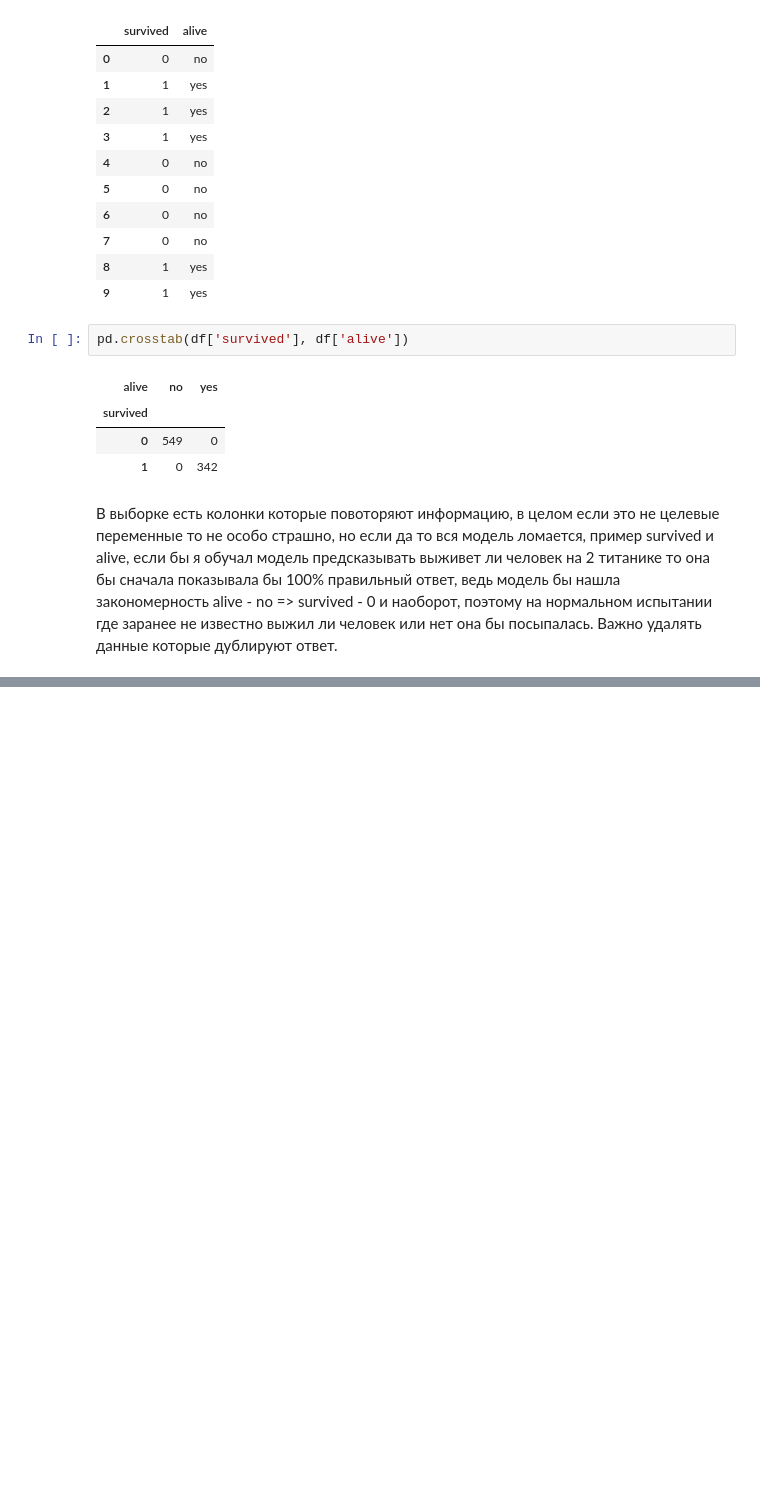
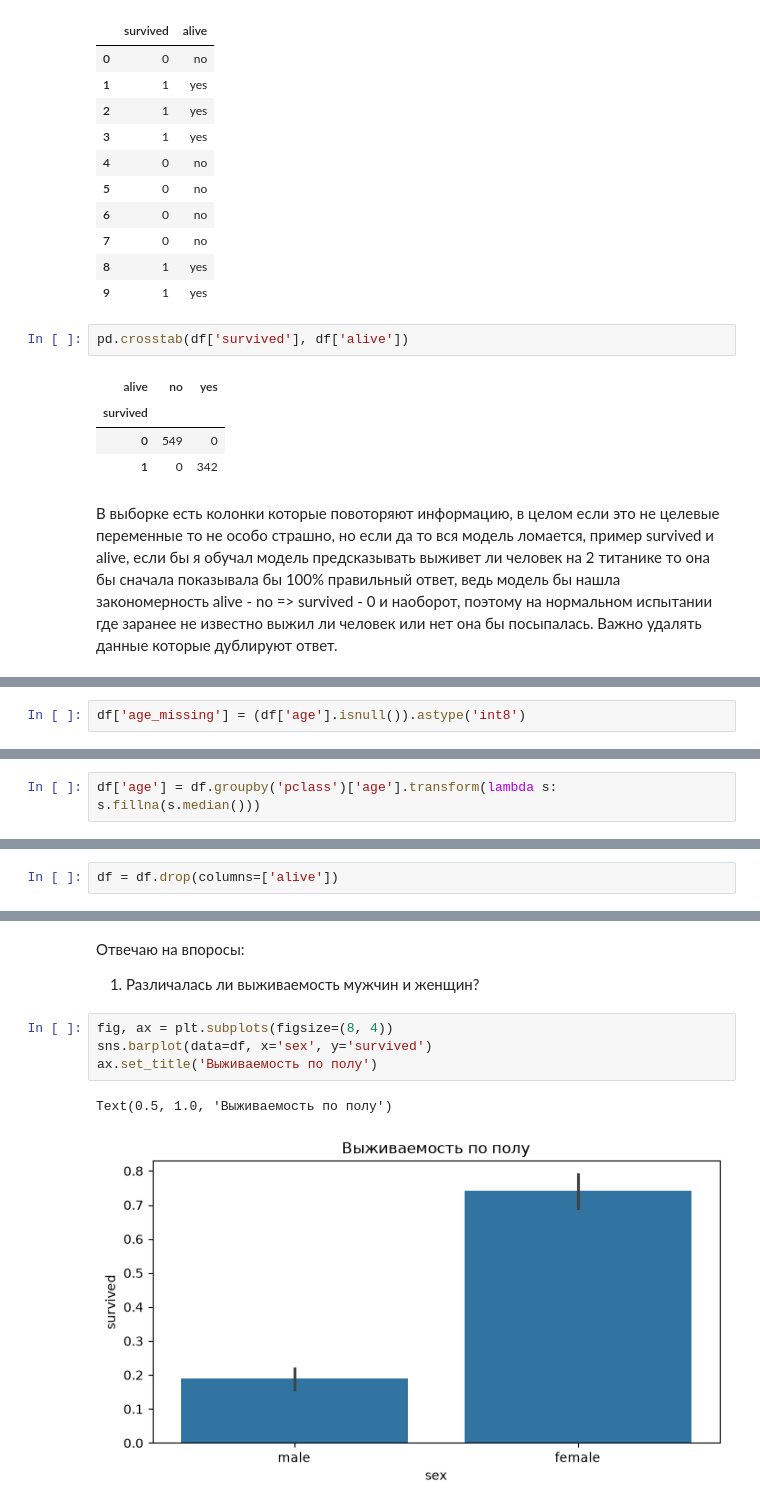
Before and after one commit to Hajime-bit1337/ml-journey, a Jupyter notebook: notebooks/05_titanic_eda.ipynb, the cells around one changed output, grey strips where cells are left out. Saved outputs shown, nothing was run; the diff lists cells and outputs as text; blank space fills up the shorter version.

```diff
--- a/notebooks/05_titanic_eda.ipynb
+++ b/notebooks/05_titanic_eda.ipynb
@@ -158,0 +211,2 @@ df.groupby(df['age'].isnull())['survived'].agg(['count', 'mean'])
+# %%
+df['age_missing'] = (df['age'].isnull()).astype('int8')
@@ -158,0 +241,2 @@ df.groupby(df['age'].isnull())['survived'].agg(['count', 'mean'])
+# %%
+df['age'] = df.groupby('pclass')['age'].transform(lambda s: s.fillna(s.median()))
@@ -158,0 +245,2 @@ df.groupby(df['age'].isnull())['survived'].agg(['count', 'mean'])
+# %%
+df = df.drop(columns=['alive'])
@@ -158,0 +285,10 @@ df.groupby(df['age'].isnull())['survived'].agg(['count', 'mean'])
+# %% [markdown]
+Отвечаю на впоросы:
+1. Различалась ли выживаемость мужчин и женщин?
+# %%
+fig, ax = plt.subplots(figsize=(8, 4))
+sns.barplot(data=df, x='sex', y='survived')
+ax.set_title('Выживаемость по полу')
+# %% [output]
+Text(0.5, 1.0, 'Выживаемость по полу')
+[figure, added]
```
Also changed, not shown: parts of 61 cells of this notebook, 2 other files.
